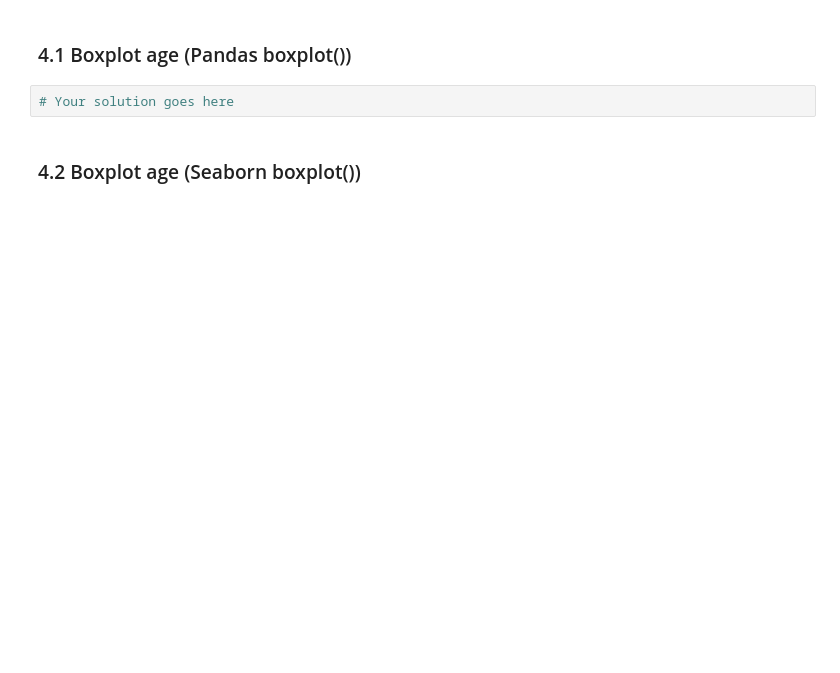
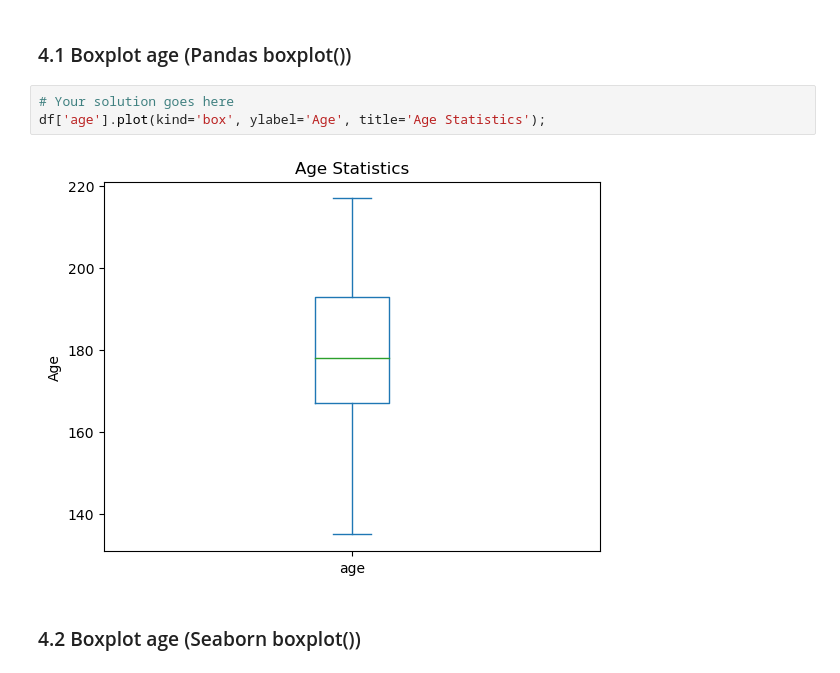
Before and after one commit to sofels/ENSF611-Lab0, a Jupyter notebook: lab0_chicken.ipynb, the cells around one changed output. Drawn from its saved outputs; the diff is of its cells as text; blank space fills up the shorter version.

```diff
--- a/lab0_chicken.ipynb
+++ b/lab0_chicken.ipynb
@@ -52,6 +76,9 @@ df.head()
 ### 4.1 Boxplot age (Pandas boxplot())
 # %%
 # Your solution goes here
+df['age'].plot(kind='box', ylabel='Age', title='Age Statistics');
+# %% [output]
+[figure, added]
 # %% [markdown]
 ### 4.2 Boxplot age (Seaborn boxplot())
 # %%
```
Also changed, not shown: parts of 7 cells of this notebook.
